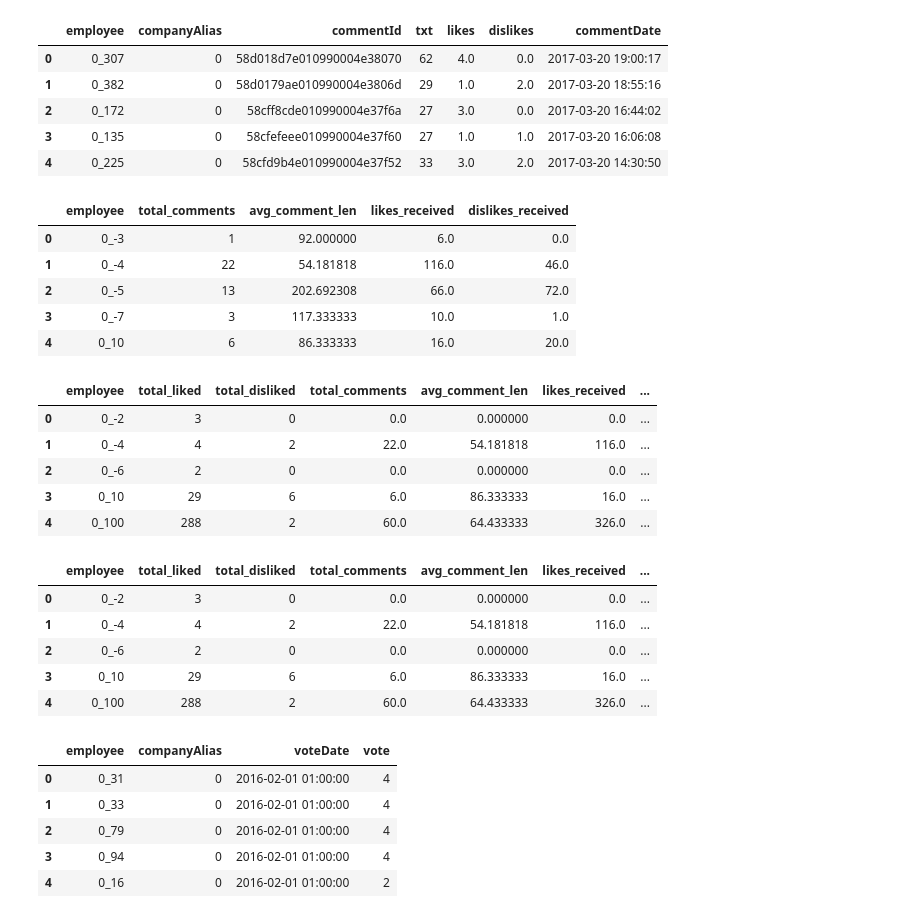
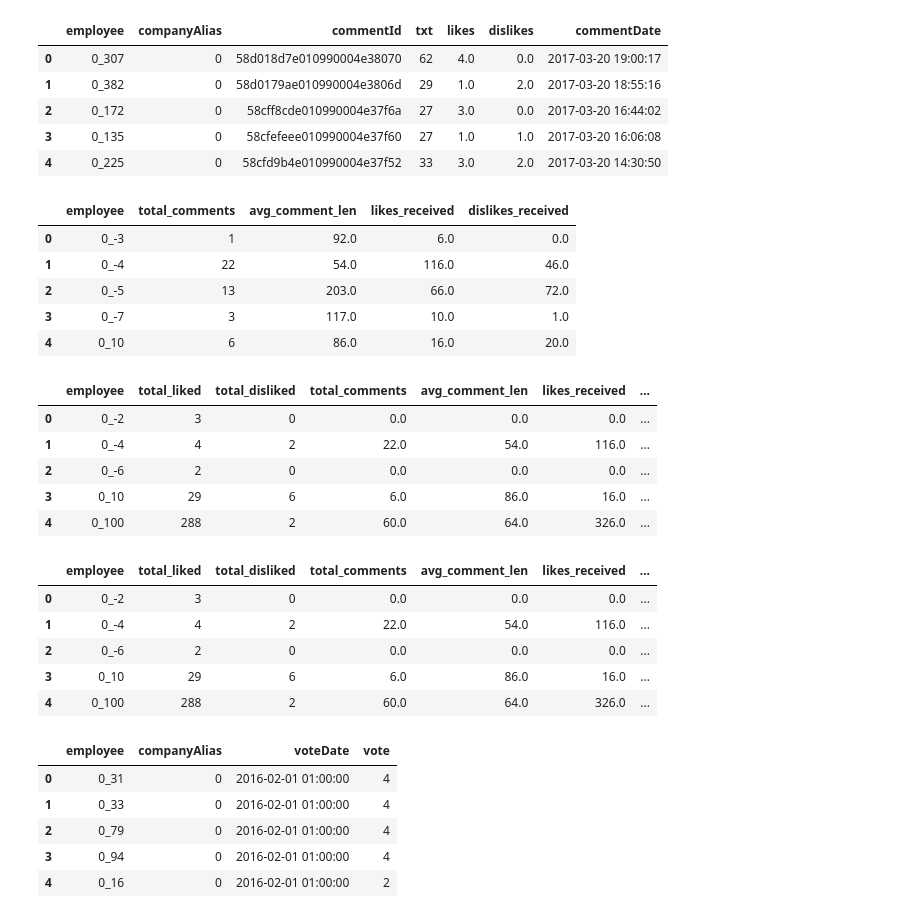
Before and after one commit to shubhanshu-gupta/employee-happiness, a Jupyter notebook: HowBA_FinalProject.ipynb, the cells around one changed output. Cells and saved outputs as stored; diff of their text form; code cells hidden in the pictures.

```diff
--- a/HowBA_FinalProject.ipynb
+++ b/HowBA_FinalProject.ipynb
@@ -120,17 +120,18 @@ comments.head()
 # %%
 # How social are employees? How many times they have commented, received likes, dislikes
 emp_interactions_2 = comments.groupby('employee')\
     .aggregate({'commentId': 'count','txt': 'mean','likes':'sum','dislikes':'sum'})\
     .reset_index()
 emp_interactions_2 = emp_interactions_2.rename(columns={'commentId':'total_comments', 'txt':'avg_comment_len', 'likes':'likes_received', 'dislikes':'dislikes_received'})
+emp_interactions_2['avg_comment_len'] = round(emp_interactions_2['avg_comment_len'])
 emp_interactions_2.head()
 # %% [output]
 |  | employee | total_comments | avg_comment_len | likes_received | dislikes_received |
-| 0 | 0_-3 | 1 | 92.000000 | 6.0 | 0.0 |
-| 1 | 0_-4 | 22 | 54.181818 | 116.0 | 46.0 |
-| 2 | 0_-5 | 13 | 202.692308 | 66.0 | 72.0 |
-| 3 | 0_-7 | 3 | 117.333333 | 10.0 | 1.0 |
-| 4 | 0_10 | 6 | 86.333333 | 16.0 | 20.0 |
+| 0 | 0_-3 | 1 | 92.0 | 6.0 | 0.0 |
+| 1 | 0_-4 | 22 | 54.0 | 116.0 | 46.0 |
+| 2 | 0_-5 | 13 | 203.0 | 66.0 | 72.0 |
+| 3 | 0_-7 | 3 | 117.0 | 10.0 | 1.0 |
+| 4 | 0_10 | 6 | 86.0 | 16.0 | 20.0 |
 # %%
 # Joining both the data sets to get all social activities of employee
 emp_social_data = pd.merge(emp_interactions_1, emp_interactions_2, on=['employee'], how = 'left')
@@ -140,21 +141,21 @@ emp_social_data = emp_social_data.fillna(0)
 emp_social_data.head()
 # %% [output]
 |  | employee | total_liked | total_disliked | total_comments | avg_comment_len | likes_received | ... |
-| 0 | 0_-2 | 3 | 0 | 0.0 | 0.000000 | 0.0 | ... |
-| 1 | 0_-4 | 4 | 2 | 22.0 | 54.181818 | 116.0 | ... |
-| 2 | 0_-6 | 2 | 0 | 0.0 | 0.000000 | 0.0 | ... |
-| 3 | 0_10 | 29 | 6 | 6.0 | 86.333333 | 16.0 | ... |
-| 4 | 0_100 | 288 | 2 | 60.0 | 64.433333 | 326.0 | ... |
+| 0 | 0_-2 | 3 | 0 | 0.0 | 0.0 | 0.0 | ... |
+| 1 | 0_-4 | 4 | 2 | 22.0 | 54.0 | 116.0 | ... |
+| 2 | 0_-6 | 2 | 0 | 0.0 | 0.0 | 0.0 | ... |
+| 3 | 0_10 | 29 | 6 | 6.0 | 86.0 | 16.0 | ... |
+| 4 | 0_100 | 288 | 2 | 60.0 | 64.0 | 326.0 | ... |
 # %%
 emp_social_churn_data = pd.merge(emp_social_data, churn, on=['employee'], how = 'left')
 emp_social_churn_data.head()
 # %% [output]
 |  | employee | total_liked | total_disliked | total_comments | avg_comment_len | likes_received | ... |
-| 0 | 0_-2 | 3 | 0 | 0.0 | 0.000000 | 0.0 | ... |
-| 1 | 0_-4 | 4 | 2 | 22.0 | 54.181818 | 116.0 | ... |
-| 2 | 0_-6 | 2 | 0 | 0.0 | 0.000000 | 0.0 | ... |
-| 3 | 0_10 | 29 | 6 | 6.0 | 86.333333 | 16.0 | ... |
-| 4 | 0_100 | 288 | 2 | 60.0 | 64.433333 | 326.0 | ... |
+| 0 | 0_-2 | 3 | 0 | 0.0 | 0.0 | 0.0 | ... |
+| 1 | 0_-4 | 4 | 2 | 22.0 | 54.0 | 116.0 | ... |
+| 2 | 0_-6 | 2 | 0 | 0.0 | 0.0 | 0.0 | ... |
+| 3 | 0_10 | 29 | 6 | 6.0 | 86.0 | 16.0 | ... |
+| 4 | 0_100 | 288 | 2 | 60.0 | 64.0 | 326.0 | ... |
 # %%
 votes.head()
 # %% [output]
```
Also changed, not shown: parts of 12 cells of this notebook.
